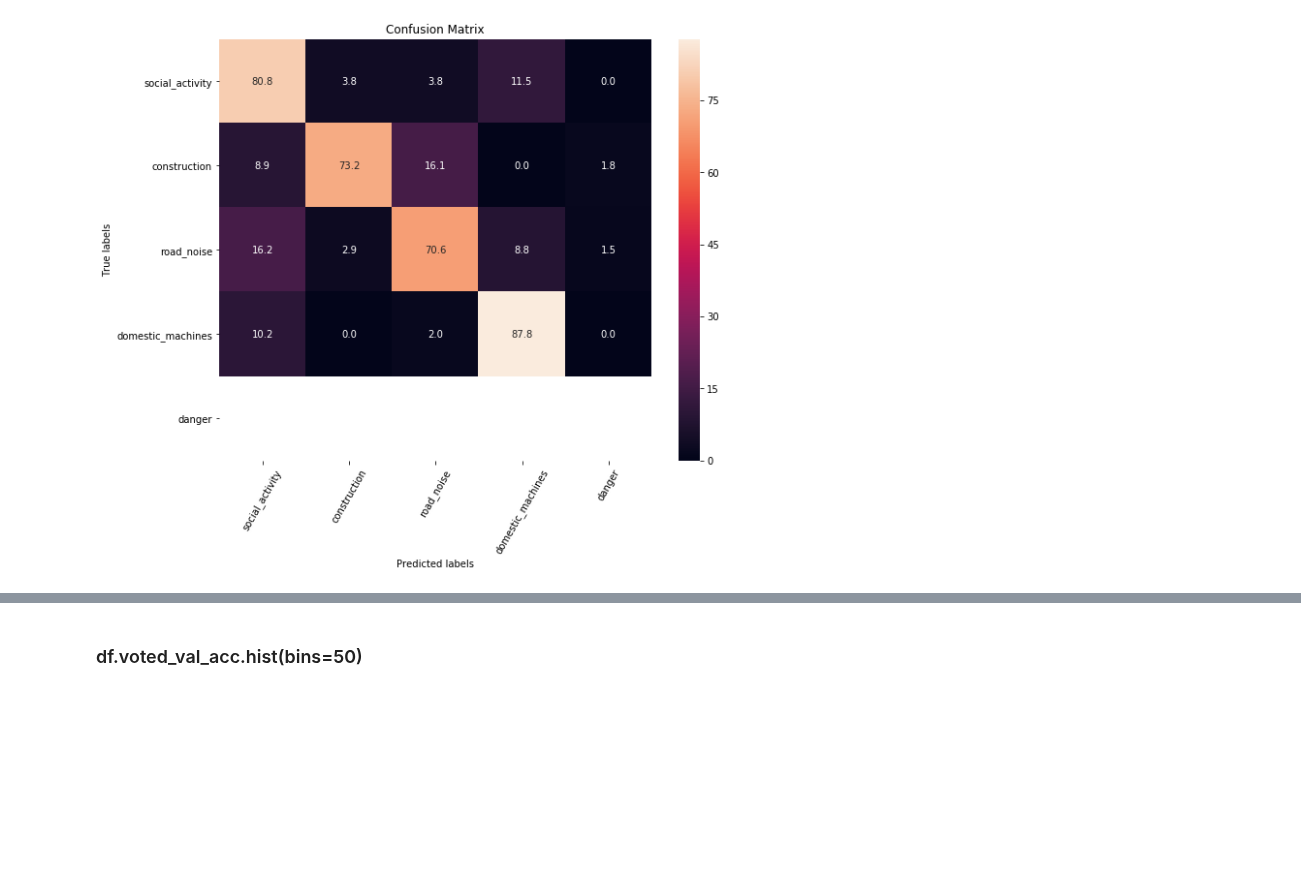
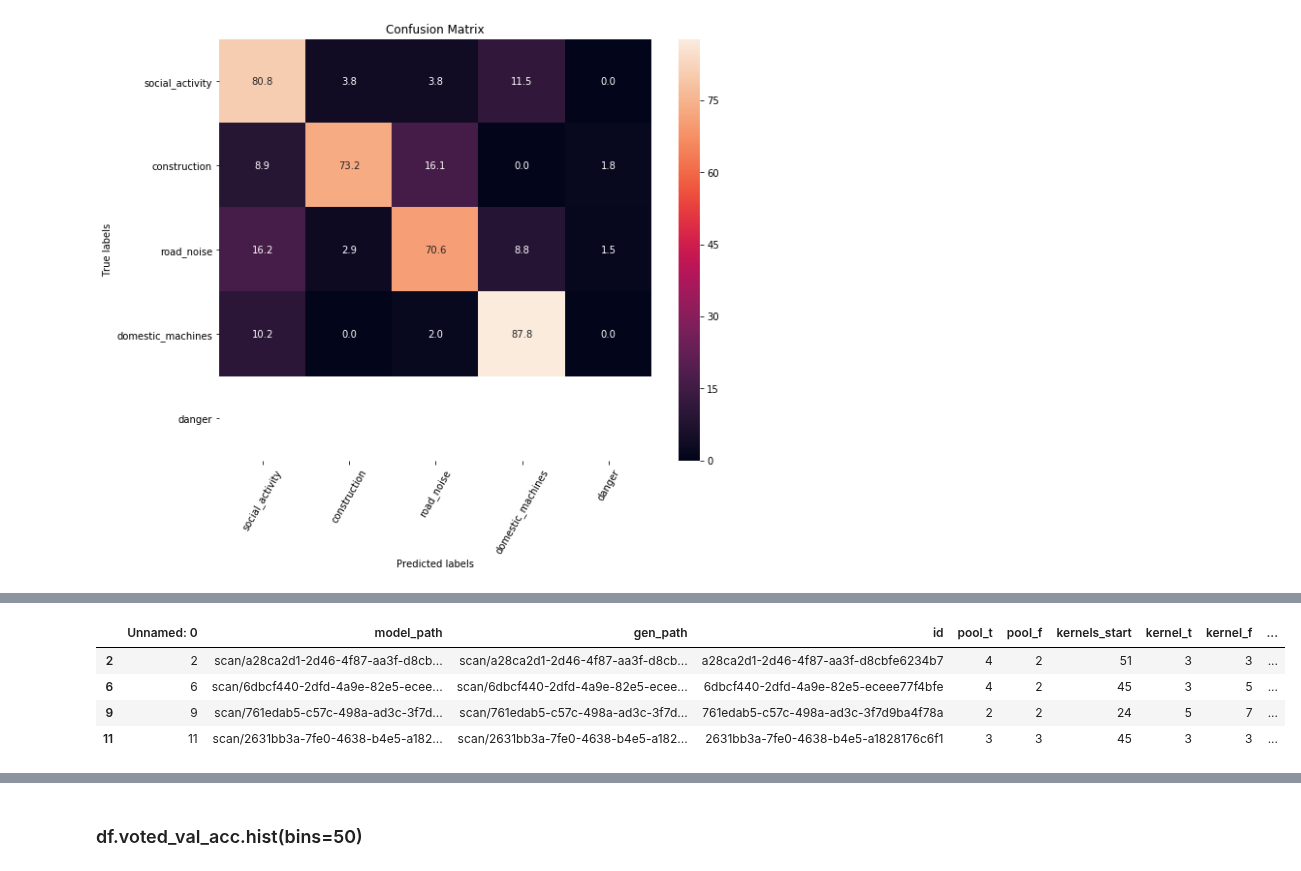
Before and after one commit to jonnor/ESC-CNN-microcontroller, a Jupyter notebook: Experiments.ipynb, the cells around one changed output, grey strips where cells are left out. Saved outputs shown, nothing was run; the diff lists cells and outputs as text; code cells hidden in the pictures; blank space fills up the shorter version.

```diff
--- a/Experiments.ipynb
+++ b/Experiments.ipynb
@@ -90,0 +117,8 @@ array([[63.,  3.,  3.,  9.,  0.],
+# %%
+valid
+# %% [output]
+|  | Unnamed: 0 | model_path | gen_path | id | pool_t | pool_f | kernels_start | kernel_t | kernel_f | ... |
+| 2 | 2 | scan/a28ca2d1-2d46-4f87-aa3f-d8cb... | scan/a28ca2d1-2d46-4f87-aa3f-d8cb... | a28ca2d1-2d46-4f87-aa3f-d8cbfe6234b7 | 4 | 2 | 51 | 3 | 3 | ... |
+| 6 | 6 | scan/6dbcf440-2dfd-4a9e-82e5-ecee... | scan/6dbcf440-2dfd-4a9e-82e5-ecee... | 6dbcf440-2dfd-4a9e-82e5-eceee77f4bfe | 4 | 2 | 45 | 3 | 5 | ... |
+| 9 | 9 | scan/761edab5-c57c-498a-ad3c-3f7d... | scan/761edab5-c57c-498a-ad3c-3f7d... | 761edab5-c57c-498a-ad3c-3f7d9ba4f78a | 2 | 2 | 24 | 5 | 7 | ... |
+| 11 | 11 | scan/2631bb3a-7fe0-4638-b4e5-a182... | scan/2631bb3a-7fe0-4638-b4e5-a182... | 2631bb3a-7fe0-4638-b4e5-a1828176c6f1 | 3 | 3 | 45 | 3 | 3 | ... |
```
Also changed, not shown: parts of 3 cells of this notebook, 1 other file.
